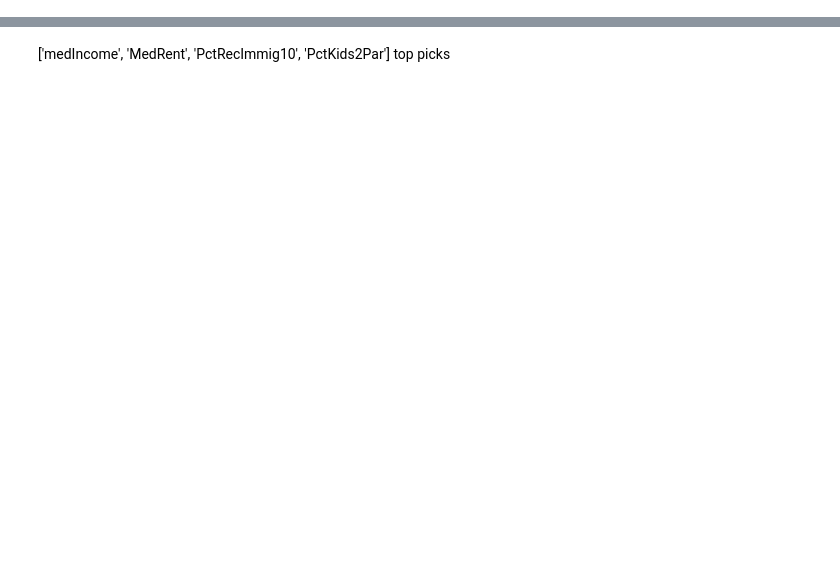
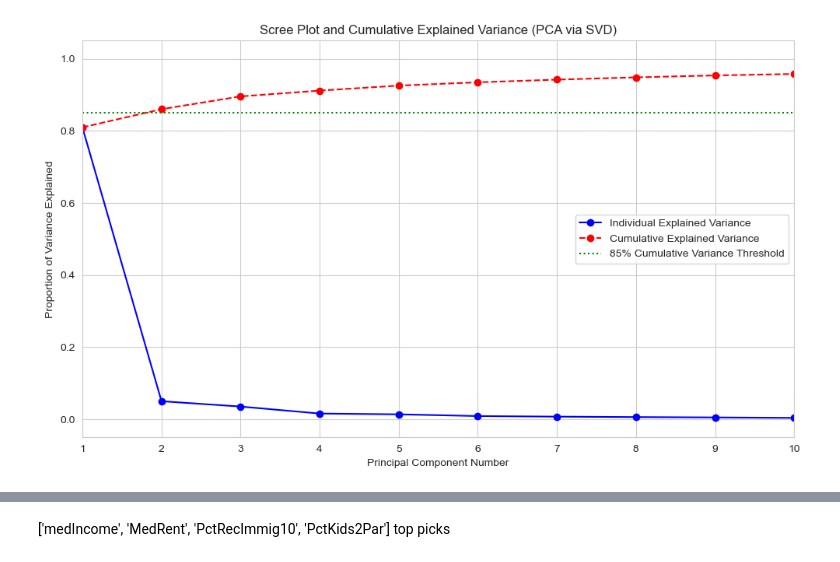
Before and after one commit to hashemwa/stt_810_project, a Jupyter notebook: analysis.ipynb, the cells around one changed output, grey strips where cells are left out. Saved outputs shown, nothing was run; the diff lists cells and outputs as text; code cells hidden in the pictures; blank space fills up the shorter version.

```diff
--- a/analysis.ipynb
+++ b/analysis.ipynb
@@ -14,5 +14,14 @@ Y_normalized = Y_normalized.replace("?", np.nan)
 
 # Prepare numeric dataframe with target included
 numeric_df = X_normalized.apply(pd.to_numeric, errors='coerce')
-numeric_df['ViolentCrimesPerPop'] = pd.to_numeric(Y_normalized['ViolentCrimesPerPop'], errors='coerce')
-numeric_df = numeric_df.dropna(axis=1, how='all')
+target = pd.to_numeric(Y_normalized['ViolentCrimesPerPop'], errors='coerce')
+
+# Combine temporarily ONLY to drop NaNs safely across both
+combined = numeric_df.copy()
+combined['ViolentCrimesPerPop'] = target
+
+combined = combined.dropna(axis=1)
+
+# This is the crucial fix. X must NOT contain the target.
+Y = combined['ViolentCrimesPerPop']
+X = combined.drop(columns=['ViolentCrimesPerPop'])
@@ -523,0 +28,2 @@ medFamInc            <--> OwnOccMedVal         : 0.807
+# %%
+df = numeric_df.dropna(axis=1)
@@ -523,0 +46,46 @@ medFamInc            <--> OwnOccMedVal         : 0.807
+# %%
+# Drop metadata columns that skew PCA
+cols_to_drop = ['state', 'fold']
+X = df.drop(columns=[c for c in cols_to_drop if c in df.columns])
+
+U, s, Vt = np.linalg.svd(X, full_matrices=False)
+V = Vt.T
+
+total_variance = np.sum(s**2)
+
+# Calculate the variance explained by each component
+explained_variance = s**2 / total_variance
+
+# Calculate the cumulative explained variance
+cumulative_explained_variance = np.cumsum(explained_variance)
+
+
+# 4. Generate the Scree Plot
+# Create labels for the components
+components = range(1, len(explained_variance) + 1)
+
+# Set the style for the plot
+sns.set_style("whitegrid")
+
+plt.figure(figsize=(10, 6))
+
+# Plot the individual explained variance (Scree Plot)
+plt.plot(components, explained_variance, marker='o', linestyle='-', color='b', label='Individual Explained Variance')
+
+# Plot the cumulative explained variance
+plt.plot(components, cumulative_explained_variance, marker='o', linestyle='--', color='r', label='Cumulative Explained Variance')
+
+# Add a horizontal line at 95% cumulative variance (a common threshold)
+plt.axhline(y=0.85, color='g', linestyle=':', label='85% Cumulative Variance Threshold')
+
+# Labeling and title
+plt.title('Scree Plot and Cumulative Explained Variance (PCA via SVD)')
+plt.xlabel('Principal Component Number')
+plt.ylabel('Proportion of Variance Explained')
+plt.legend()
+plt.grid(True)
+plt.xlim(1, 10) # Set x-axis limit from 1 to the max number of components
+plt.tight_layout()
+plt.show()
+# %% [output]
+[figure, added]
```
Also changed, not shown: parts of 18 cells of this notebook.
